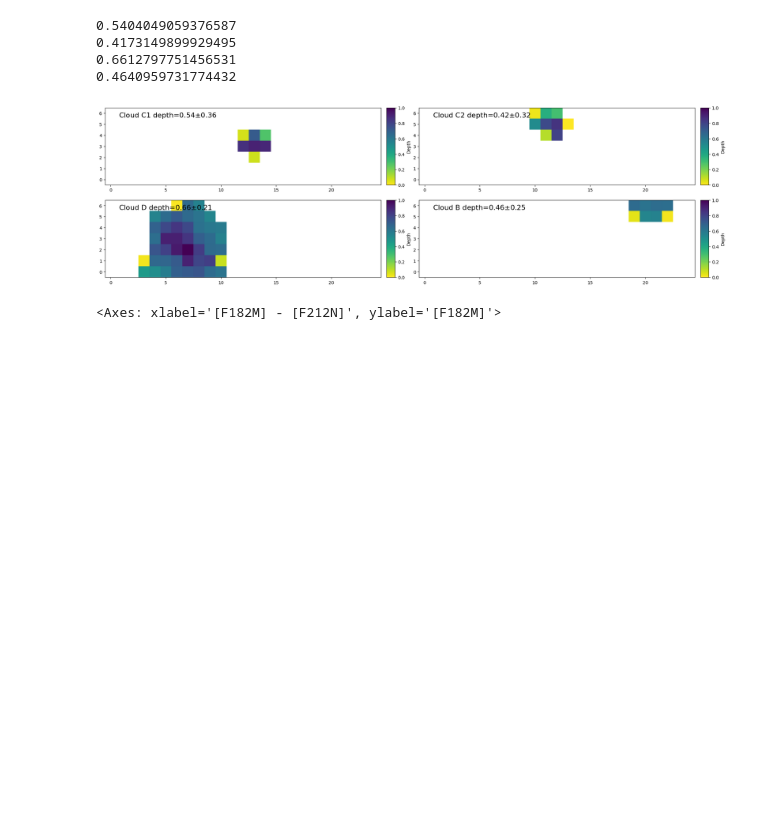
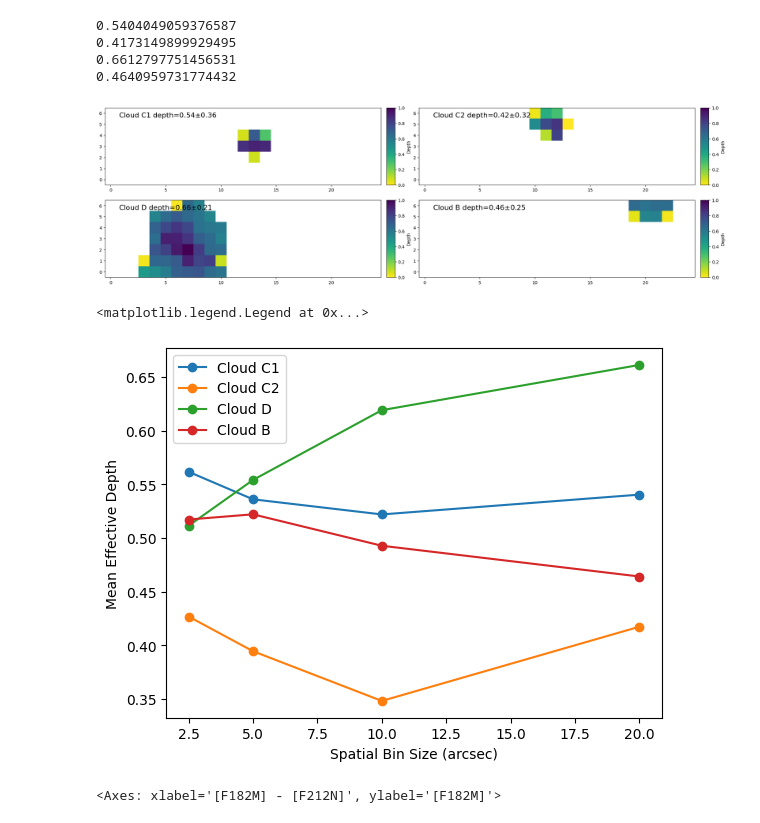
Before and after one commit to SpacialTree/dustridge-cd, a Jupyter notebook: notebooks/effective_depth.ipynb, the cells around one changed output. Drawn from its saved outputs; the diff is of its cells as text; code cells hidden in the pictures; blank space fills up the shorter version.

```diff
--- a/notebooks/effective_depth.ipynb
+++ b/notebooks/effective_depth.ipynb
@@ -724,5 +745,6 @@ cat_b = JWSTCatalog(cat_use.table_region_mask(reg_b, ww))
 # %%
 dx = 5*u.arcsec
+depths_5 = {}
 
 fig = plt.figure(figsize=(20,6))
 
@@ -731,6 +753,7 @@ depth_c1_5 = make_effective_depth_map(cat_c1, ww, dx=dx)
 mean_depth_c1_5 = np.nanmean(depth_c1_5)
 std_depth_c1_5 = np.nanstd(depth_c1_5)
 print(mean_depth_c1_5)
+depths_5['C1'] = (mean_depth_c1_5, std_depth_c1_5)
 
 ax = plt.subplot(221)
 im = ax.imshow(depth_c1_5, origin='lower', vmin=0, vmax=1, cmap='viridis_r')
@@ -743,6 +766,7 @@ depth_c2_5 = make_effective_depth_map(cat_c2, ww, dx=dx)
 mean_depth_c2_5 = np.nanmean(depth_c2_5)
 std_depth_c2_5 = np.nanstd(depth_c2_5)
 print(mean_depth_c2_5)
+depths_5['C2'] = (mean_depth_c2_5, std_depth_c2_5)
 
 ax = plt.subplot(222)
 im = ax.imshow(depth_c2_5, origin='lower', vmin=0, vmax=1, cmap='viridis_r')
@@ -755,6 +779,7 @@ depth_d_5 = make_effective_depth_map(cat_d, ww, dx=dx)
 mean_depth_d_5 = np.nanmean(depth_d_5)
 std_depth_d_5 = np.nanstd(depth_d_5)
 print(mean_depth_d_5)
+depths_5['D'] = (mean_depth_d_5, std_depth_d_5)
 
 ax = plt.subplot(223)
 im = ax.imshow(depth_d_5, origin='lower', vmin=0, vmax=1, cmap='viridis_r')
@@ -767,6 +792,7 @@ depth_b_5 = make_effective_depth_map(cat_b, ww, dx=dx)
 mean_depth_b_5 = np.nanmean(depth_b_5)
 std_depth_b_5 = np.nanstd(depth_b_5)
 print(mean_depth_b_5)
+depths_5['B'] = (mean_depth_b_5, std_depth_b_5)
 
 ax = plt.subplot(224)
 im = ax.imshow(depth_b_5, origin='lower', vmin=0, vmax=1, cmap='viridis_r')
@@ -783,6 +809,7 @@ plt.tight_layout()
 [figure]
 # %%
 dx = 2.5*u.arcsec
+depths_25 = {}
 
 fig = plt.figure(figsize=(20,6))
 
@@ -791,6 +818,7 @@ depth_c1_5 = make_effective_depth_map(cat_c1, ww, dx=dx)
 mean_depth_c1_5 = np.nanmean(depth_c1_5)
 std_depth_c1_5 = np.nanstd(depth_c1_5)
 print(mean_depth_c1_5)
+depths_25['C1'] = (mean_depth_c1_5, std_depth_c1_5)
 
 ax = plt.subplot(221)
 im = ax.imshow(depth_c1_5, origin='lower', vmin=0, vmax=1, cmap='viridis_r')
@@ -803,6 +831,7 @@ depth_c2_5 = make_effective_depth_map(cat_c2, ww, dx=dx)
 mean_depth_c2_5 = np.nanmean(depth_c2_5)
 std_depth_c2_5 = np.nanstd(depth_c2_5)
 print(mean_depth_c2_5)
+depths_25['C2'] = (mean_depth_c2_5, std_depth_c2_5)
 
 ax = plt.subplot(222)
 im = ax.imshow(depth_c2_5, origin='lower', vmin=0, vmax=1, cmap='viridis_r')
@@ -815,6 +844,7 @@ depth_d_5 = make_effective_depth_map(cat_d, ww, dx=dx)
 mean_depth_d_5 = np.nanmean(depth_d_5)
 std_depth_d_5 = np.nanstd(depth_d_5)
 print(mean_depth_d_5)
+depths_25['D'] = (mean_depth_d_5, std_depth_d_5)
 
 ax = plt.subplot(223)
 im = ax.imshow(depth_d_5, origin='lower', vmin=0, vmax=1, cmap='viridis_r')
@@ -827,6 +857,7 @@ depth_b_5 = make_effective_depth_map(cat_b, ww, dx=dx)
 mean_depth_b_5 = np.nanmean(depth_b_5)
 std_depth_b_5 = np.nanstd(depth_b_5)
 print(mean_depth_b_5)
+depths_25['B'] = (mean_depth_b_5, std_depth_b_5)
 
 ax = plt.subplot(224)
 im = ax.imshow(depth_b_5, origin='lower', vmin=0, vmax=1, cmap='viridis_r')
@@ -843,6 +874,7 @@ plt.tight_layout()
 [figure]
 # %%
 dx = 10*u.arcsec
+depths_10 = {}
 
 fig = plt.figure(figsize=(20,6))
 
@@ -851,6 +883,7 @@ depth_c1_5 = make_effective_depth_map(cat_c1, ww, dx=dx)
 mean_depth_c1_5 = np.nanmean(depth_c1_5)
 std_depth_c1_5 = np.nanstd(depth_c1_5)
 print(mean_depth_c1_5)
+depths_10['C1'] = (mean_depth_c1_5, std_depth_c1_5)
 
 ax = plt.subplot(221)
 im = ax.imshow(depth_c1_5, origin='lower', vmin=0, vmax=1, cmap='viridis_r')
@@ -863,6 +896,7 @@ depth_c2_5 = make_effective_depth_map(cat_c2, ww, dx=dx)
 mean_depth_c2_5 = np.nanmean(depth_c2_5)
 std_depth_c2_5 = np.nanstd(depth_c2_5)
 print(mean_depth_c2_5)
+depths_10['C2'] = (mean_depth_c2_5, std_depth_c2_5)
 
 ax = plt.subplot(222)
 im = ax.imshow(depth_c2_5, origin='lower', vmin=0, vmax=1, cmap='viridis_r')
@@ -875,6 +909,7 @@ depth_d_5 = make_effective_depth_map(cat_d, ww, dx=dx)
 mean_depth_d_5 = np.nanmean(depth_d_5)
 std_depth_d_5 = np.nanstd(depth_d_5)
 print(mean_depth_d_5)
+depths_10['D'] = (mean_depth_d_5, std_depth_d_5)
 
 ax = plt.subplot(223)
 im = ax.imshow(depth_d_5, origin='lower', vmin=0, vmax=1, cmap='viridis_r')
@@ -887,6 +922,7 @@ depth_b_5 = make_effective_depth_map(cat_b, ww, dx=dx)
 mean_depth_b_5 = np.nanmean(depth_b_5)
 std_depth_b_5 = np.nanstd(depth_b_5)
 print(mean_depth_b_5)
+depths_10['B'] = (mean_depth_b_5, std_depth_b_5)
 
 ax = plt.subplot(224)
 im = ax.imshow(depth_b_5, origin='lower', vmin=0, vmax=1, cmap='viridis_r')
@@ -903,6 +939,7 @@ plt.tight_layout()
 [figure]
 # %%
 dx = 20*u.arcsec
+depths_20 = {}
 
 fig = plt.figure(figsize=(20,6))
 
@@ -911,6 +948,7 @@ depth_c1_5 = make_effective_depth_map(cat_c1, ww, dx=dx)
 mean_depth_c1_5 = np.nanmean(depth_c1_5)
 std_depth_c1_5 = np.nanstd(depth_c1_5)
 print(mean_depth_c1_5)
+depths_20['C1'] = (mean_depth_c1_5, std_depth_c1_5)
 
 ax = plt.subplot(221)
 im = ax.imshow(depth_c1_5, origin='lower', vmin=0, vmax=1, cmap='viridis_r')
@@ -923,6 +961,7 @@ depth_c2_5 = make_effective_depth_map(cat_c2, ww, dx=dx)
 mean_depth_c2_5 = np.nanmean(depth_c2_5)
 std_depth_c2_5 = np.nanstd(depth_c2_5)
 print(mean_depth_c2_5)
+depths_20['C2'] = (mean_depth_c2_5, std_depth_c2_5)
 
 ax = plt.subplot(222)
 im = ax.imshow(depth_c2_5, origin='lower', vmin=0, vmax=1, cmap='viridis_r')
@@ -935,6 +974,7 @@ depth_d_5 = make_effective_depth_map(cat_d, ww, dx=dx)
 mean_depth_d_5 = np.nanmean(depth_d_5)
 std_depth_d_5 = np.nanstd(depth_d_5)
 print(mean_depth_d_5)
+depths_20['D'] = (mean_depth_d_5, std_depth_d_5)
 
 ax = plt.subplot(223)
 im = ax.imshow(depth_d_5, origin='lower', vmin=0, vmax=1, cmap='viridis_r')
@@ -947,6 +987,7 @@ depth_b_5 = make_effective_depth_map(cat_b, ww, dx=dx)
 mean_depth_b_5 = np.nanmean(depth_b_5)
 std_depth_b_5 = np.nanstd(depth_b_5)
 print(mean_depth_b_5)
+depths_20['B'] = (mean_depth_b_5, std_depth_b_5)
 
 ax = plt.subplot(224)
 im = ax.imshow(depth_b_5, origin='lower', vmin=0, vmax=1, cmap='viridis_r')
@@ -961,6 +1002,27 @@ plt.tight_layout()
 0.6612797751456531
 0.4640959731774432
 [figure]
+# %%
+depths_c1 = [depths_25['C1'], depths_5['C1'], depths_10['C1'], depths_20['C1']]
+std_depths_c1 = [d[1] for d in depths_c1]
+depths_c2 = [depths_25['C2'], depths_5['C2'], depths_10['C2'], depths_20['C2']]
+std_depths_c2 = [d[1] for d in depths_c2]
+depths_d = [depths_25['D'], depths_5['D'], depths_10['D'], depths_20['D']]
+std_depths_d = [d[1] for d in depths_d]
+depths_b = [depths_25['B'], depths_5['B'], depths_10['B'], depths_20['B']]
+std_depths_b = [d[1] for d in depths_b]
+scales_arcsec = [2.5, 5, 10, 20]
+
+plt.plot(scales_arcsec, [d[0] for d in depths_c1], marker='o', label='Cloud C1')
+plt.plot(scales_arcsec, [d[0] for d in depths_c2], marker='o', label='Cloud C2')
+plt.plot(scales_arcsec, [d[0] for d in depths_d], marker='o', label='Cloud D')
+plt.plot(scales_arcsec, [d[0] for d in depths_b], marker='o', label='Cloud B')
+plt.xlabel('Spatial Bin Size (arcsec)')
+plt.ylabel('Mean Effective Depth')
+plt.legend()
+# %% [output]
+<matplotlib.legend.Legend at 0x...>
+[figure, added]
 # %%
 fore_c1 = make_foreground(cat_c1)
 back_c1 = make_background(cat_c1)
```
Also changed, not shown: parts of 16 cells of this notebook.
